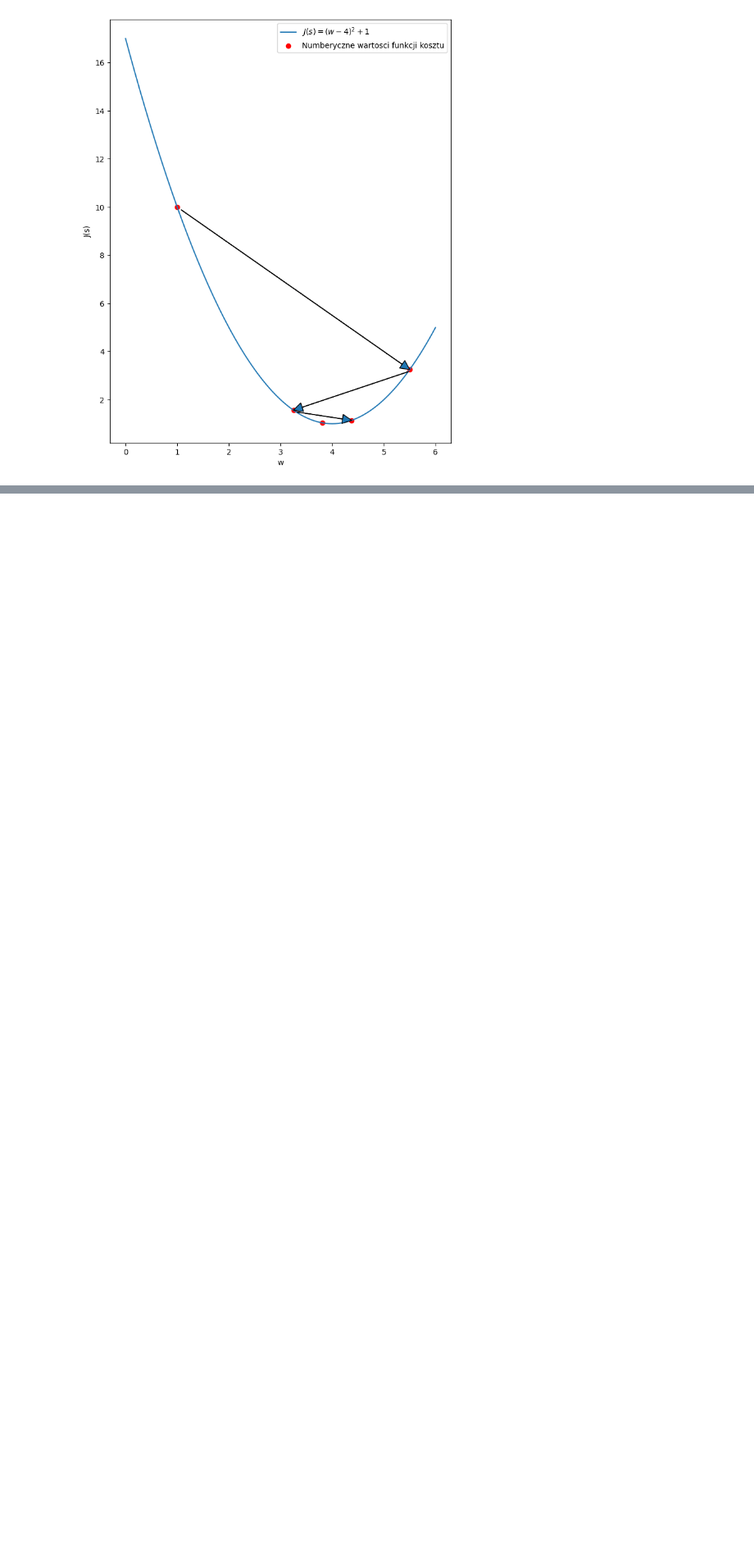
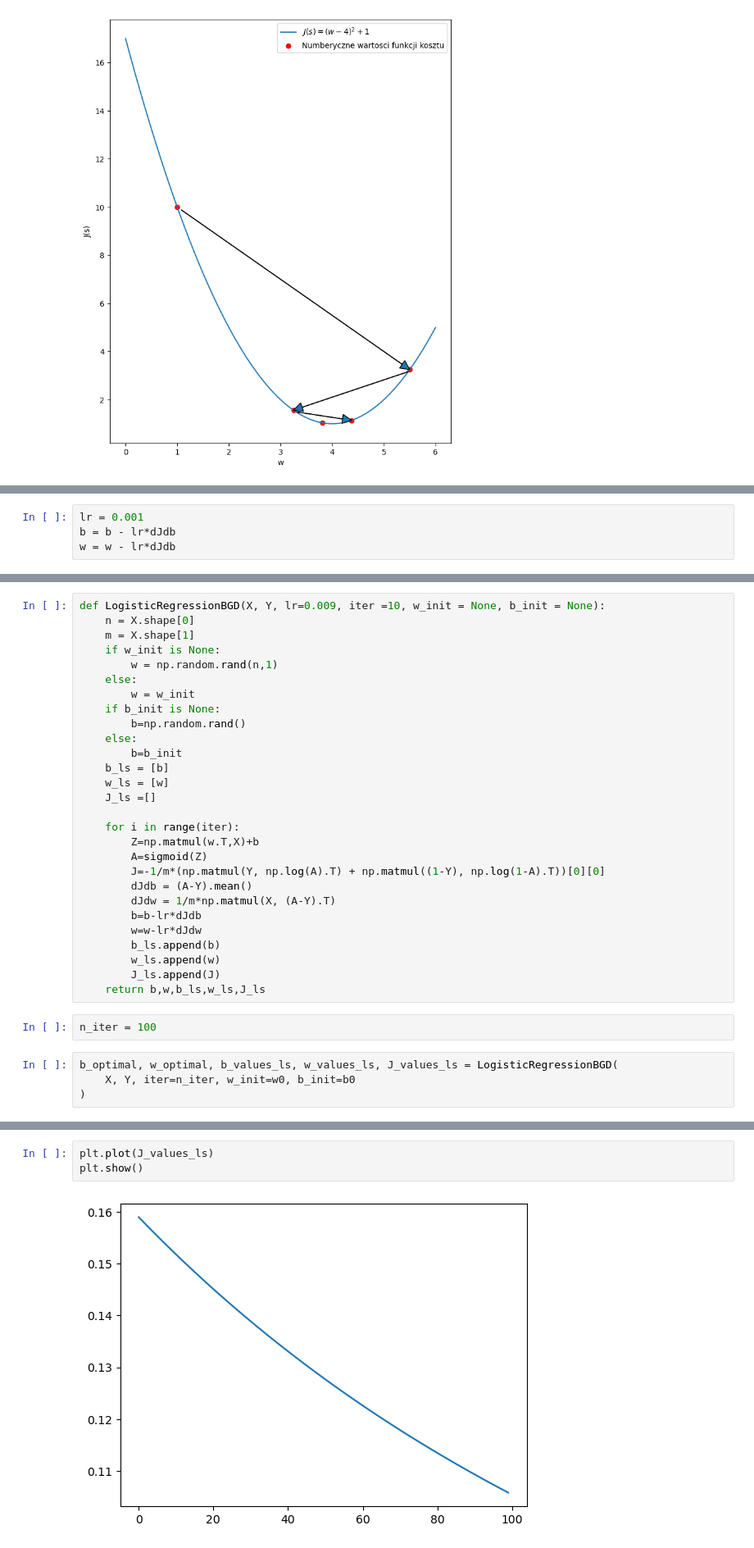
Before and after one commit to bgnatowski/deep-learning-24, a Jupyter notebook: regresja_logistyczna_a_siec_neuronowa.ipynb, the cells around one changed output, grey strips where cells are left out. Shown at 82% size. Drawn from its saved outputs; the diff is of its cells as text; blank space fills up the shorter version.

```diff
--- a/regresja_logistyczna_a_siec_neuronowa.ipynb
+++ b/regresja_logistyczna_a_siec_neuronowa.ipynb
@@ -186,0 +362,4 @@ plt.show()
+# %%
+lr = 0.001
+b = b - lr*dJdb
+w = w - lr*dJdb
@@ -186,0 +373,34 @@ plt.show()
+# %%
+def LogisticRegressionBGD(X, Y, lr=0.009, iter =10, w_init = None, b_init = None):
+    n = X.shape[0]
+    m = X.shape[1]
+    if w_init is None:
+        w = np.random.rand(n,1)
+    else:
+        w = w_init
+    if b_init is None:
+        b=np.random.rand()
+    else:
+        b=b_init
+    b_ls = [b]
+    w_ls = [w]
+    J_ls =[]
+
+    for i in range(iter):
+        Z=np.matmul(w.T,X)+b
+        A=sigmoid(Z)
+        J=-1/m*(np.matmul(Y, np.log(A).T) + np.matmul((1-Y), np.log(1-A).T))[0][0]
+        dJdb = (A-Y).mean()
+        dJdw = 1/m*np.matmul(X, (A-Y).T)
+        b=b-lr*dJdb
+        w=w-lr*dJdw
+        b_ls.append(b)
+        w_ls.append(w)
+        J_ls.append(J)
+    return b,w,b_ls,w_ls,J_ls
+# %%
+n_iter = 100
+# %%
+b_optimal, w_optimal, b_values_ls, w_values_ls, J_values_ls = LogisticRegressionBGD(
+    X, Y, iter=n_iter, w_init=w0, b_init=b0
+)
@@ -186,0 +435,5 @@ plt.show()
+# %%
+plt.plot(J_values_ls)
+plt.show()
+# %% [output]
+[figure, added]
```
Also changed, not shown: parts of 39 cells of this notebook.
